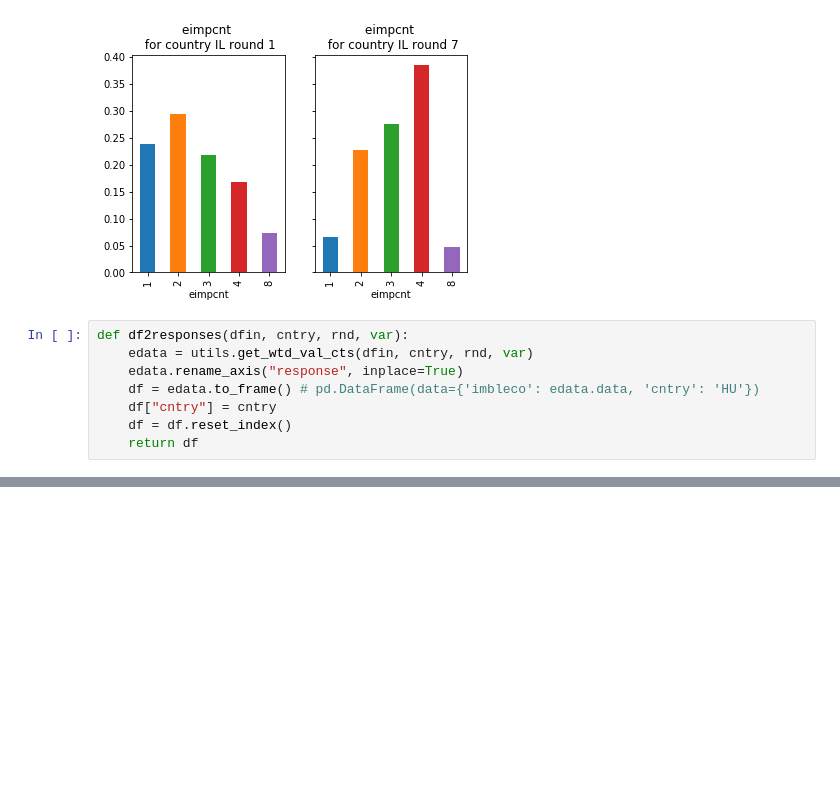
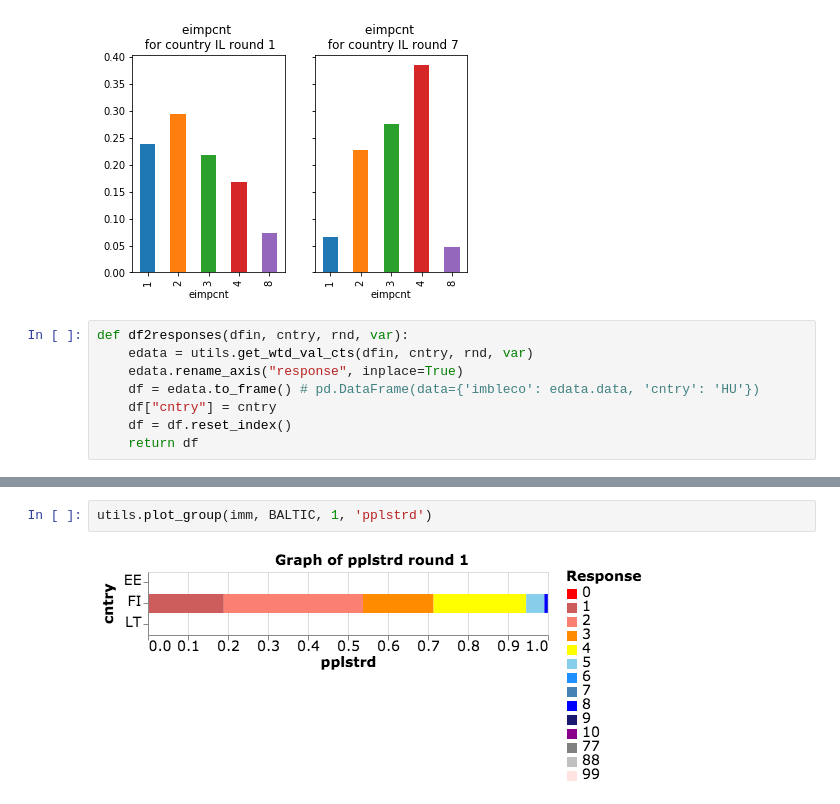
Before and after one commit to agoldhammer/ess, a Jupyter notebook: ESS Immigration.ipynb, the cells around one changed output, grey strips where cells are left out. Drawn from its saved outputs; the diff is of its cells as text; blank space fills up the shorter version.

```diff
--- a/ESS Immigration.ipynb
+++ b/ESS Immigration.ipynb
@@ -116,0 +75,4 @@ utils.plot_stacked_bars(dfco)
+# %%
+utils.plot_group(imm, BALTIC, 1, 'pplstrd')
+# %% [output]
+[figure, added]
```
Also changed, not shown: parts of 14 cells of this notebook, 1 other file.
